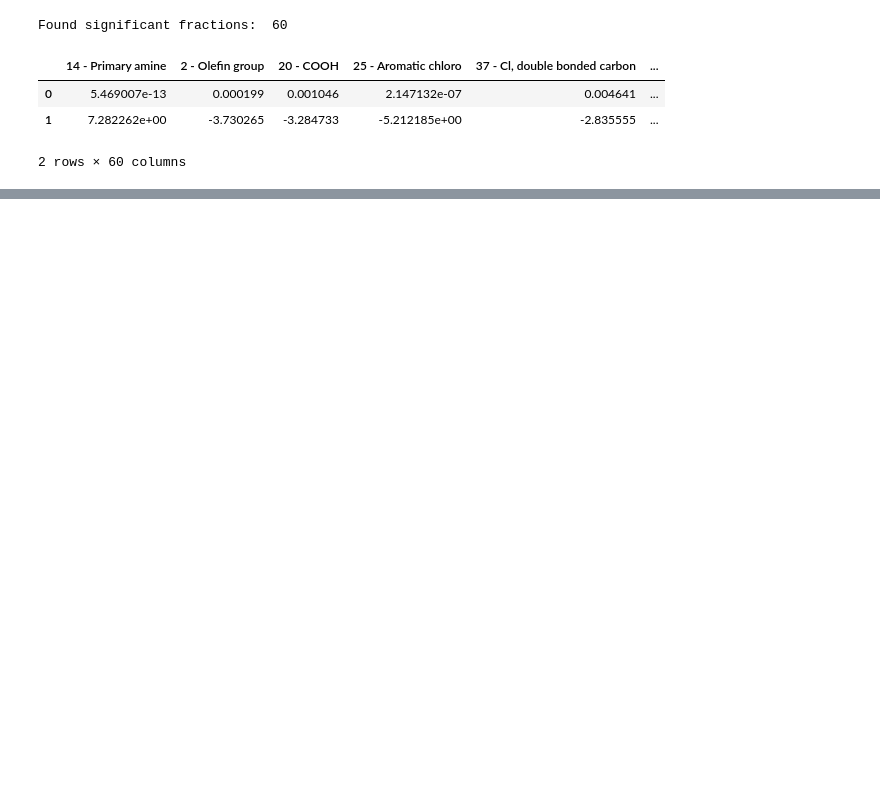
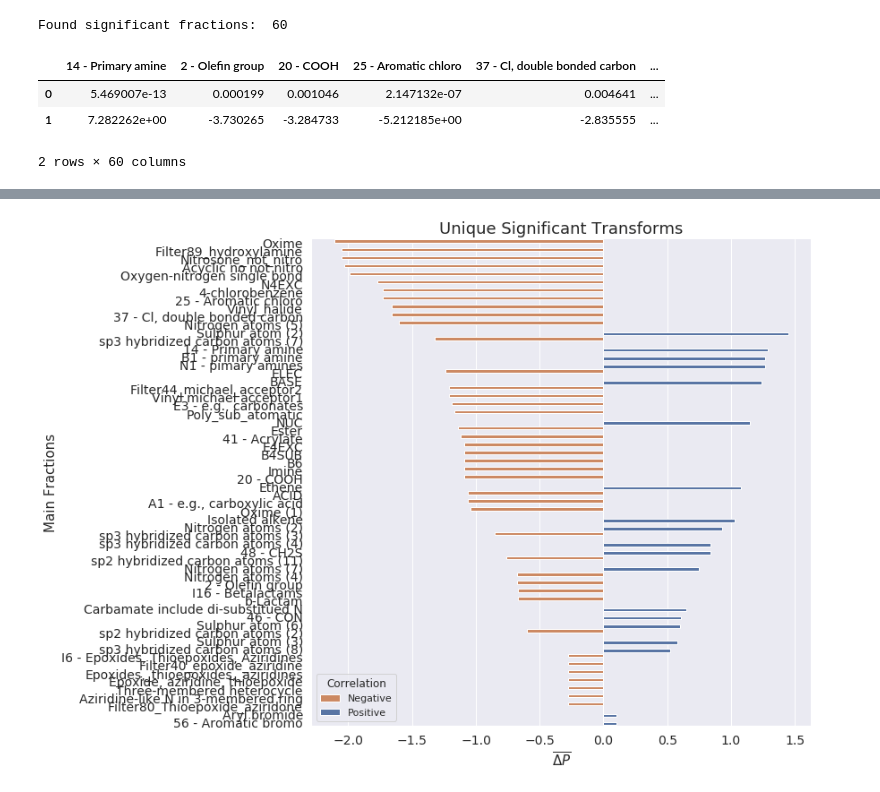
Before and after one commit to domgurvic/ml_mmpa, a Jupyter notebook: test_workflow.ipynb, the cells around one changed output, grey strips where cells are left out. Saved outputs shown, nothing was run; the diff lists cells and outputs as text; code cells hidden in the pictures; blank space fills up the shorter version.

```diff
--- a/test_workflow.ipynb
+++ b/test_workflow.ipynb
@@ -164,6 +176,7 @@ fr_sig_descriptors_neg
 # %%
 
 fractions_to_drop=[]
-res_neg_neg= master_functions.results_arr(fr_sig_descriptors_neg, fr_sig_descriptors_neg, r_feats_2_neg, l_feats_2_neg, fractions_to_drop )
+
+res_neg_neg= master_functions.results_arr(features_2_all_neg, fr_sig_descriptors_neg, r_feats_2_neg, l_feats_2_neg, fractions_to_drop)
 # %% [output]
 14 - Primary amine has positive correlation
@@ -170,0 +199,4 @@ AttributeError: 'DataFrame' object has no attribute 'target'
+# %%
+master_functions.plot_feats(res_neg_neg)
+# %% [output]
+[figure, added]
```
Also changed, not shown: parts of 6 cells of this notebook, 1 other file.
